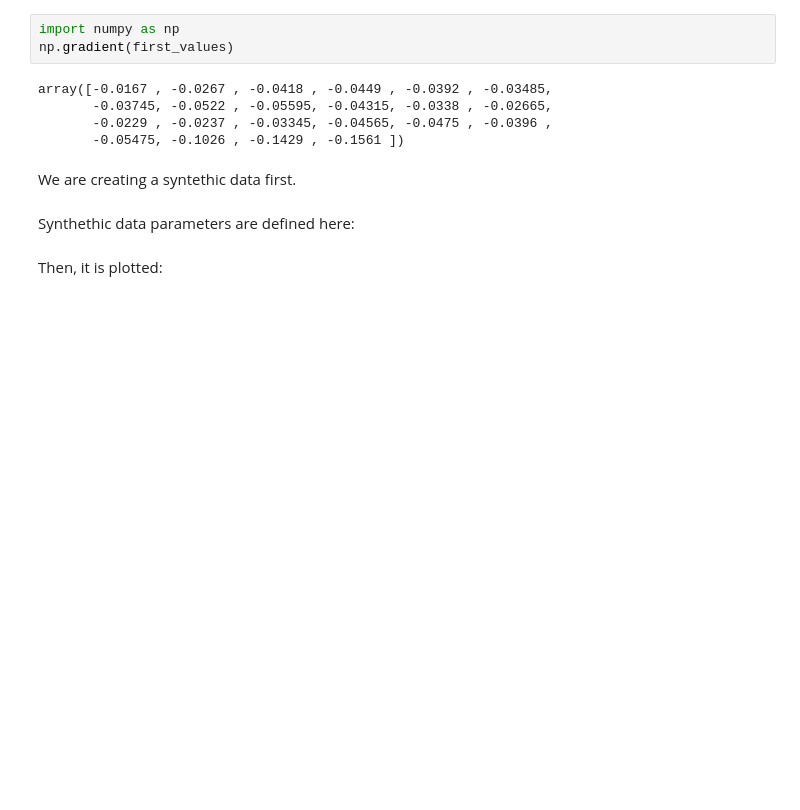
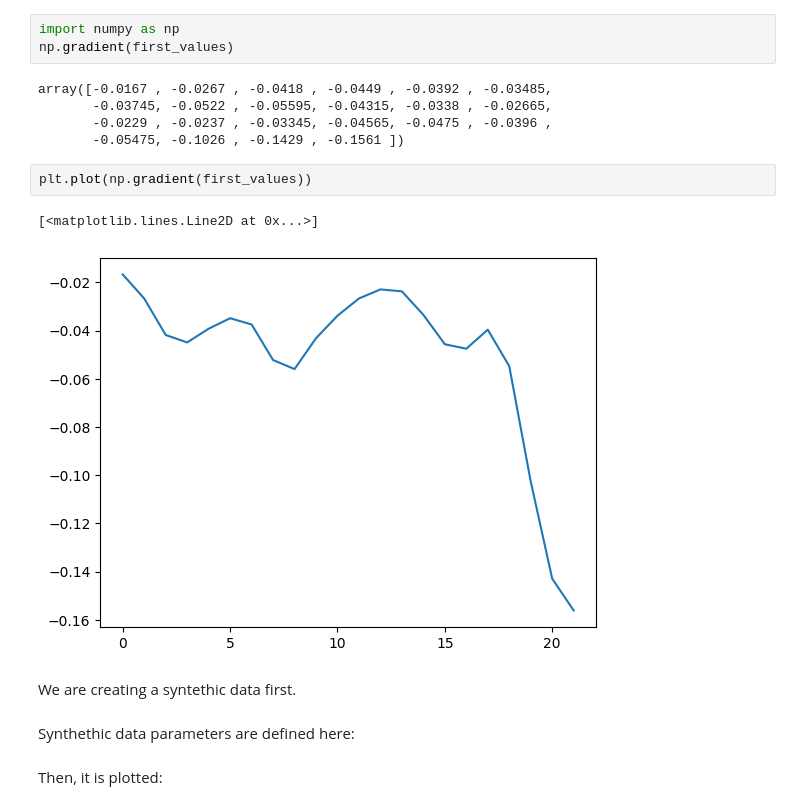
Before and after one commit to paramm-team/pybamm-param, a Jupyter notebook: examples/notebooks/GITT_loop.ipynb, the cells around one changed output. Drawn from its saved outputs; the diff is of its cells as text; blank space fills up the shorter version.

```diff
--- a/examples/notebooks/GITT_loop.ipynb
+++ b/examples/notebooks/GITT_loop.ipynb
@@ -66,6 +77,11 @@ array([-0.0167 , -0.0267 , -0.0418 , -0.0449 , -0.0392 , -0.03485,
        -0.03745, -0.0522 , -0.05595, -0.04315, -0.0338 , -0.02665,
        -0.0229 , -0.0237 , -0.03345, -0.04565, -0.0475 , -0.0396 ,
        -0.05475, -0.1026 , -0.1429 , -0.1561 ])
+# %%
+plt.plot(np.gradient(first_values))
+# %% [output]
+[<matplotlib.lines.Line2D at 0x...>]
+[figure, added]
 # %% [markdown]
 We are creating a syntethic data first.
 # %% [markdown]
```
Also changed, not shown: parts of 7 cells of this notebook, 1 other file.
